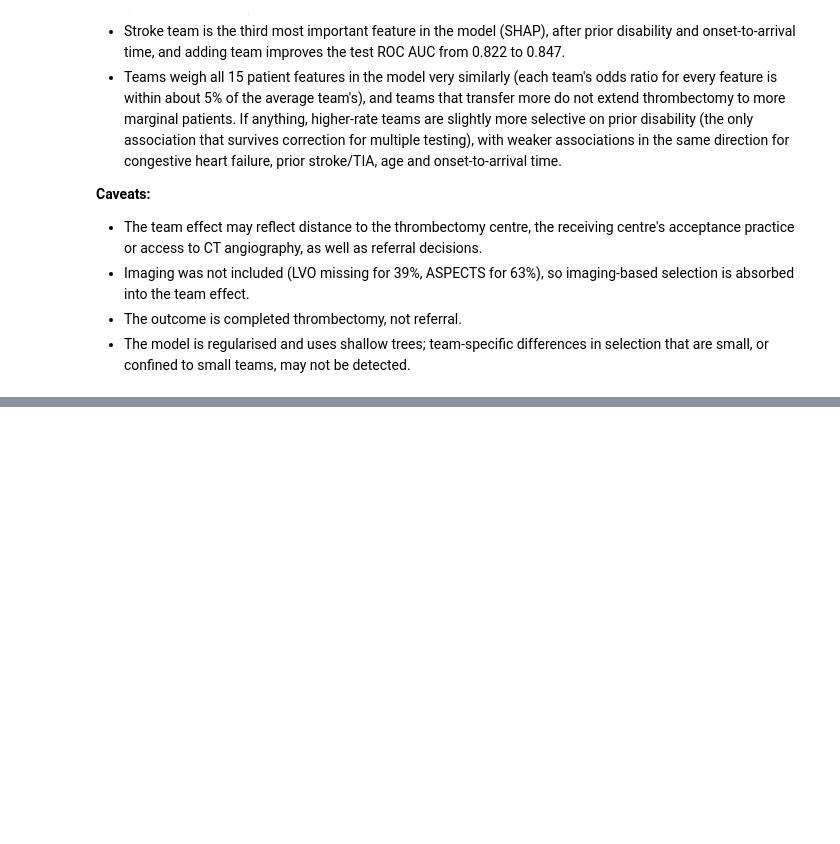
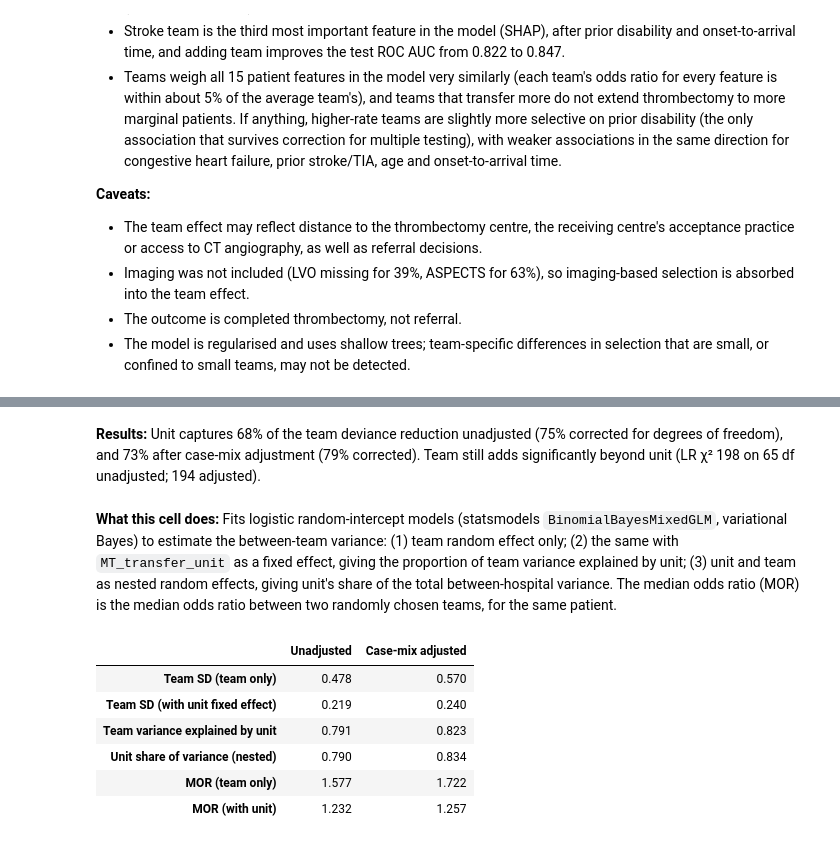
Before and after one commit to samuel-book/samuel-3, a Jupyter notebook: 1_descriptive_stats/02_thrombctomy.ipynb, the cells around one changed output, grey strips where cells are left out. Cells and saved outputs as stored; diff of their text form; code cells hidden in the pictures; blank space fills up the shorter version.

```diff
--- a/1_descriptive_stats/02_thrombctomy.ipynb
+++ b/1_descriptive_stats/02_thrombctomy.ipynb
@@ -1076,0 +1085,16 @@ Thrombectomy rate vs mean_nihss: rho = -0.16, p = 0.21
+# %%
+# Patients who first attended a non-thrombectomy centre, with a known thrombectomy unit
+transfer_data = data_filtered[
+    (data_filtered['thrombectomy_centre'] == 0) & (data_filtered['MT_transfer_unit'].notna())
+].copy()
+
+# Check each stroke team maps to a single thrombectomy unit
+units_per_team = transfer_data.groupby('stroke_team')['MT_transfer_unit'].nunique()
+print(f"Teams with more than one MT_transfer_unit: {(units_per_team > 1).sum()}")
+
+print(f"Patients: {len(transfer_data):,}")
+print(f"Stroke teams: {transfer_data['stroke_team'].nunique()}")
+print(f"Thrombectomy units: {transfer_data['MT_transfer_unit'].nunique()}")
+print(f"Proportion receiving thrombectomy: {transfer_data['thrombectomy'].mean():.3f}")
+print(f"Proportion of thrombectomies with transfer recorded: "
+      f"{transfer_data.loc[transfer_data['thrombectomy'] == 1, 'transfer_used'].mean():.3f}")
@@ -1076,0 +1284,40 @@ Thrombectomy rate vs mean_nihss: rho = -0.16, p = 0.21
+# %% [markdown]
+**Results:** Unit captures 68% of the team deviance reduction unadjusted (75% corrected for degrees of freedom), and 73% after case-mix adjustment (79% corrected). Team still adds significantly beyond unit (LR χ² 198 on 65 df unadjusted; 194 adjusted).
+# %% [markdown]
+**What this cell does:** Fits logistic random-intercept models (statsmodels `BinomialBayesMixedGLM`, variational Bayes) to estimate the between-team variance: (1) team random effect only; (2) the same with `MT_transfer_unit` as a fixed effect, giving the proportion of team variance explained by unit; (3) unit and team as nested random effects, giving unit's share of the total between-hospital variance. The median odds ratio (MOR) is the median odds ratio between two randomly chosen teams, for the same patient.
+# %%
+from statsmodels.genmod.bayes_mixed_glm import BinomialBayesMixedGLM
+
+def random_effect_sds(fixed, vc):
+    """Fit a logistic random-intercept model (variational Bayes); return random-effect SDs."""
+    model = BinomialBayesMixedGLM.from_formula(f'thrombectomy ~ {fixed}', vc, transfer_data).fit_vb()
+    return dict(zip(model.model.vcp_names, np.exp(model.vcp_mean)))
+
+team_re = {'team': '0 + C(stroke_team)'}
+nested_re = {'unit': '0 + C(MT_transfer_unit)', 'team': '0 + C(stroke_team)'}
+
+mixed_results = {}
+for label, base in [('Unadjusted', ''), ('Case-mix adjusted', case_mix)]:
+    plus = '' if base == '' else f' + {base}'
+    sd_team_only = random_effect_sds('1' + plus, team_re)['team']
+    sd_team_with_unit = random_effect_sds('C(MT_transfer_unit)' + plus, team_re)['team']
+    nested = random_effect_sds('1' + plus, nested_re)
+    mixed_results[label] = {
+        'Team SD (team only)': sd_team_only,
+        'Team SD (with unit fixed effect)': sd_team_with_unit,
+        'Team variance explained by unit': 1 - sd_team_with_unit**2 / sd_team_only**2,
+        'Unit share of variance (nested)': nested['unit']**2 / (nested['unit']**2 + nested['team']**2),
+        # Median odds ratio between two random teams
+        'MOR (team only)': np.exp(np.sqrt(2) * 0.6745 * sd_team_only),
+        'MOR (with unit)': np.exp(np.sqrt(2) * 0.6745 * sd_team_with_unit),
+    }
+
+pd.DataFrame(mixed_results).round(3)
+# %% [output]
+|  | Unadjusted | Case-mix adjusted |
+| Team SD (team only) | 0.478 | 0.570 |
+| Team SD (with unit fixed effect) | 0.219 | 0.240 |
+| Team variance explained by unit | 0.791 | 0.823 |
+| Unit share of variance (nested) | 0.790 | 0.834 |
+| MOR (team only) | 1.577 | 1.722 |
+| MOR (with unit) | 1.232 | 1.257 |
```
Also changed, not shown: parts of 16 cells of this notebook, 1 other file.
